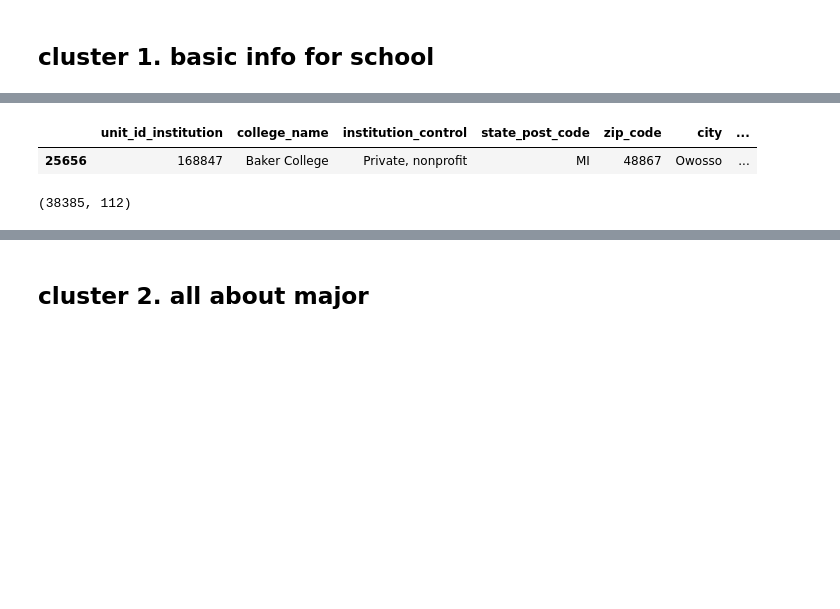
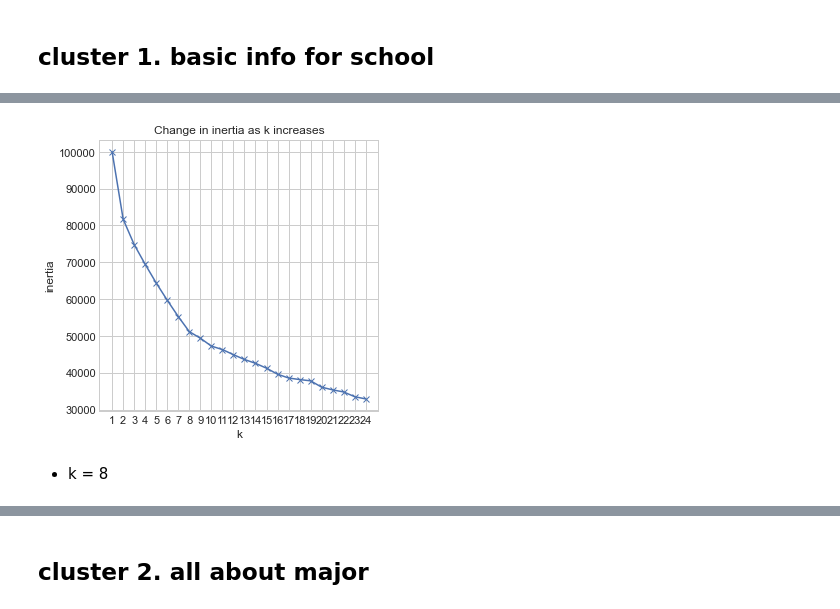
Before and after one commit to CDM-College-ROI/capstone_working_repo, a Jupyter notebook: cc_folder/cc_modeling.ipynb, the cells around one changed output, grey strips where cells are left out. Saved outputs shown, nothing was run; the diff lists cells and outputs as text; code cells hidden in the pictures; blank space fills up the shorter version.

```diff
--- a/cc_folder/cc_modeling.ipynb
+++ b/cc_folder/cc_modeling.ipynb
@@ -220,13 +251,18 @@ train_imputed.region_ipeds = train_imputed.region_ipeds.astype(int)
 train_imputed.region_ipeds = np.where(train_imputed.region_ipeds == 3, 'midwest', train_imputed.region_ipeds)
 train_imputed.region_ipeds = np.where(train_imputed.region_ipeds == '2', 'northeast', train_imputed.region_ipeds)
 train_imputed.region_ipeds = np.where(train_imputed.region_ipeds == '5', 'southeast', train_imputed.region_ipeds)
-train_imputed.region_ipeds = np.where(train_imputed.region_ipeds == '0', 'northeast', train_imputed.region_ipeds)
-train_imputed.region_ipeds = np.where(train_imputed.region_ipeds == '1', 'northeast', train_imputed.region_ipeds)
 train_imputed.region_ipeds = np.where(train_imputed.region_ipeds == '4', 'midwest', train_imputed.region_ipeds)
 train_imputed.region_ipeds = np.where(train_imputed.region_ipeds == '6', 'southwest', train_imputed.region_ipeds)
 train_imputed.region_ipeds = np.where(train_imputed.region_ipeds == '7', 'west', train_imputed.region_ipeds)
 train_imputed.region_ipeds = np.where(train_imputed.region_ipeds == '8', 'west', train_imputed.region_ipeds)
-train_imputed.region_ipeds = np.where(train_imputed.region_ipeds == '9', 'territory', train_imputed.region_ipeds)
+# %%
+# region 'west' include us territory, separe us territory from west
+train_imputed.region_ipeds = np.where(train_imputed.state_post_code == 'VI', 'territory', train_imputed.region_ipeds)
+train_imputed.region_ipeds = np.where(train_imputed.state_post_code == 'MP', 'territory', train_imputed.region_ipeds)
+train_imputed.region_ipeds = np.where(train_imputed.state_post_code == 'PR', 'territory', train_imputed.region_ipeds)
+train_imputed.region_ipeds = np.where(train_imputed.state_post_code == 'GU', 'territory', train_imputed.region_ipeds)
+train_imputed.region_ipeds = np.where(train_imputed.state_post_code == 'FM', 'territory', train_imputed.region_ipeds)
+train_imputed.region_ipeds = np.where(train_imputed.state_post_code == 'AS', 'territory', train_imputed.region_ipeds)
 # %%
 train_imputed.region_ipeds.value_counts()
 # %% [output]
@@ -261,12 +300,13 @@ train_imputed.columns.tolist()
 x_train_imputed = train_imputed.drop(columns = ['college_name','roi_5yr','pct_roi_5yr','roi_10yr','pct_roi_10yr',
                                                 'roi_20yr','state_post_code','city','region_ipeds','institution_control',
                                                 'pct_roi_20yr','major_name','major_category','zip_code','degree_name',
-                                               'degree_code'])
+                                                'degree_code', 'avg_net_price','avg_net_price_public','online_only',
+                                                'avg_net_price_private','2017','2018','2019','Grand Total'])
 y_train_imputed = train_imputed[['roi_5yr']]
 
-state_dummies_train = pd.get_dummies(train['state_post_code'])
-region_dummies_train = pd.get_dummies(train['region_ipeds'])
-institution_control_dummies_train = pd.get_dummies(train['institution_control'])
+state_dummies_train = pd.get_dummies(train_imputed['state_post_code'])
+region_dummies_train = pd.get_dummies(train_imputed['region_ipeds'])
+institution_control_dummies_train = pd.get_dummies(train_imputed['institution_control'])
 # %%
 x_train_imputed.shape
 # %% [output]
@@ -309,10 +350,20 @@ institution_control_dummies_train = pd.get_dummies(train['institution_control'])
-# %%
-train_imputed.unit_id_institution = train_imputed.unit_id_institution.astype(int)
-train_imputed.head(1)
-# %% [output]
-|  | unit_id_institution | college_name | institution_control | state_post_code | zip_code | city | ... |
-| 25656 | 168847 | Baker College | Private, nonprofit | MI | 48867 | Owosso | ... |
-# %%
-train_imputed.shape
-# %% [output]
-(38385, 112)
+# %%
+x1 = x_train_imputed_scaled_with_dummy[['unit_id_institution','Private, for-profit','Private, nonprofit','Public',
+                                        'AK','AL','AR','AS','AZ','CA','CO','CT','DC','DE','FL','FM','GA','GU','HI',
+                                        'IA','ID','IL','IN','KS','KY','LA','MA','MD','ME','MH','MI','MN','MO','MP',
+                                        'MS','MT','NC','ND','NE','NH','NJ','NM','NV','NY','OH','OK','OR','PA','PR',
+                                        'RI','SC','SD','TN','TX','UT','VA','VI','VT','WA','WI','WV','WY',
+                                        'title_IV_eligibility','midwest','northeast','southeast','southwest','west',
+                                        'territory','pred_degree','admission_rate','branch_number','graduate_number']]
+# %%
+with plt.style.context('seaborn-whitegrid'):
+    plt.figure(figsize=(5, 5))
+    pd.Series({k: KMeans(k).fit(x1).inertia_ for k in range(1, 25)}).plot(marker='x')
+    plt.xticks(range(1, 25))
+    plt.xlabel('k')
+    plt.ylabel('inertia')
+    plt.title('Change in inertia as k increases')
+# %% [output]
+[figure, added]
+# %% [markdown]
+* k = 8
```
Also changed, not shown: parts of 47 cells of this notebook.
